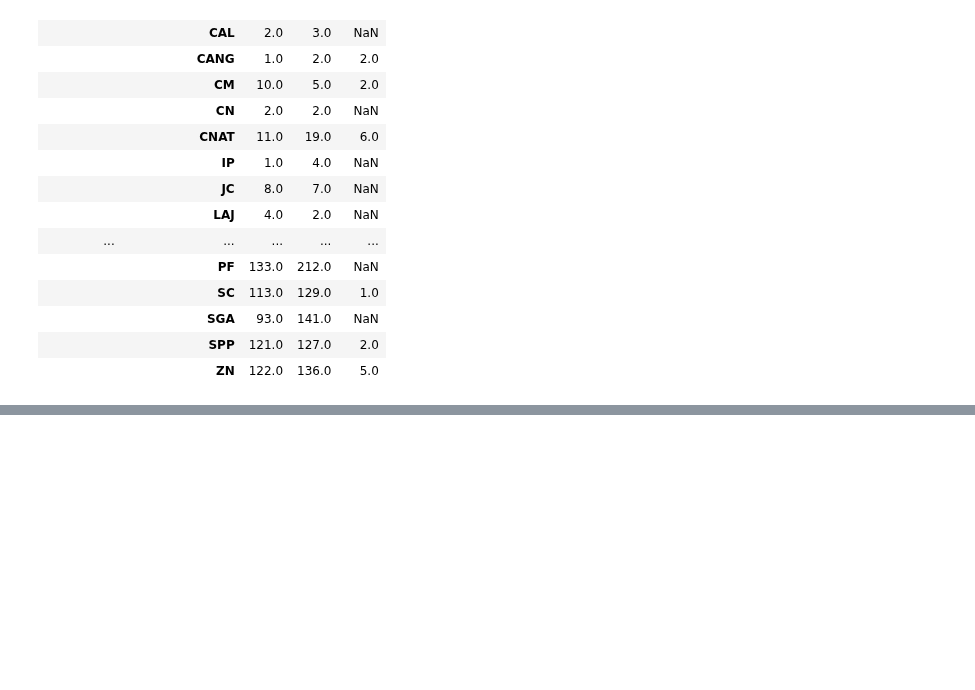
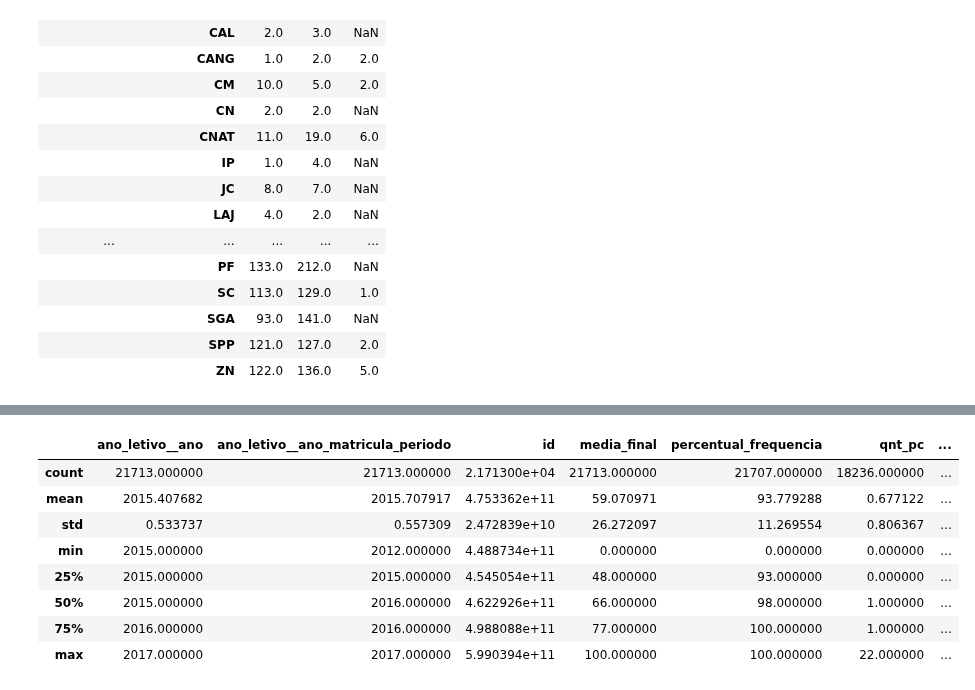
Before and after one commit to tmedeirosb/modelo_ifrn_integrado, a Jupyter notebook: explorando_dados.ipynb, the cells around one changed output, grey strips where cells are left out. Saved outputs shown, nothing was run; the diff lists cells and outputs as text; code cells hidden in the pictures; blank space fills up the shorter version.

```diff
--- a/explorando_dados.ipynb
+++ b/explorando_dados.ipynb
@@ -159,3 +159,7 @@ df[~df['id'].duplicated()].groupby(['descricao', 'sigla', 'ano_letivo__ano'])['i
 |  | SGA | 93.0 | 141.0 | NaN |
 |  | SPP | 121.0 | 127.0 | 2.0 |
 |  | ZN | 122.0 | 136.0 | 5.0 |
+# %%
+#agrupando os alunos cancelados, evadidos, transferidos interno e externo como evasão para o mec
+#-1 valor sentinela, 0 evasão, 1 matriculado
+dados['classe'] = np.ones(dados.shape[0])*-1
@@ -161,0 +220,12 @@ df[~df['id'].duplicated()].groupby(['descricao', 'sigla', 'ano_letivo__ano'])['i
+# %%
+dados.describe()
+# %% [output]
+|  | ano_letivo__ano | ano_letivo__ano_matricula_periodo | id | media_final | percentual_frequencia | qnt_pc | ... |
+| count | 21713.000000 | 21713.000000 | 2.171300e+04 | 21713.000000 | 21707.000000 | 18236.000000 | ... |
+| mean | 2015.407682 | 2015.707917 | 4.753362e+11 | 59.070971 | 93.779288 | 0.677122 | ... |
+| std | 0.533737 | 0.557309 | 2.472839e+10 | 26.272097 | 11.269554 | 0.806367 | ... |
+| min | 2015.000000 | 2012.000000 | 4.488734e+11 | 0.000000 | 0.000000 | 0.000000 | ... |
+| 25% | 2015.000000 | 2015.000000 | 4.545054e+11 | 48.000000 | 93.000000 | 0.000000 | ... |
+| 50% | 2015.000000 | 2016.000000 | 4.622926e+11 | 66.000000 | 98.000000 | 1.000000 | ... |
+| 75% | 2016.000000 | 2016.000000 | 4.988088e+11 | 77.000000 | 100.000000 | 1.000000 | ... |
+| max | 2017.000000 | 2017.000000 | 5.990394e+11 | 100.000000 | 100.000000 | 22.000000 | ... |
```
Also changed, not shown: parts of 5 cells of this notebook, 2 other files.
